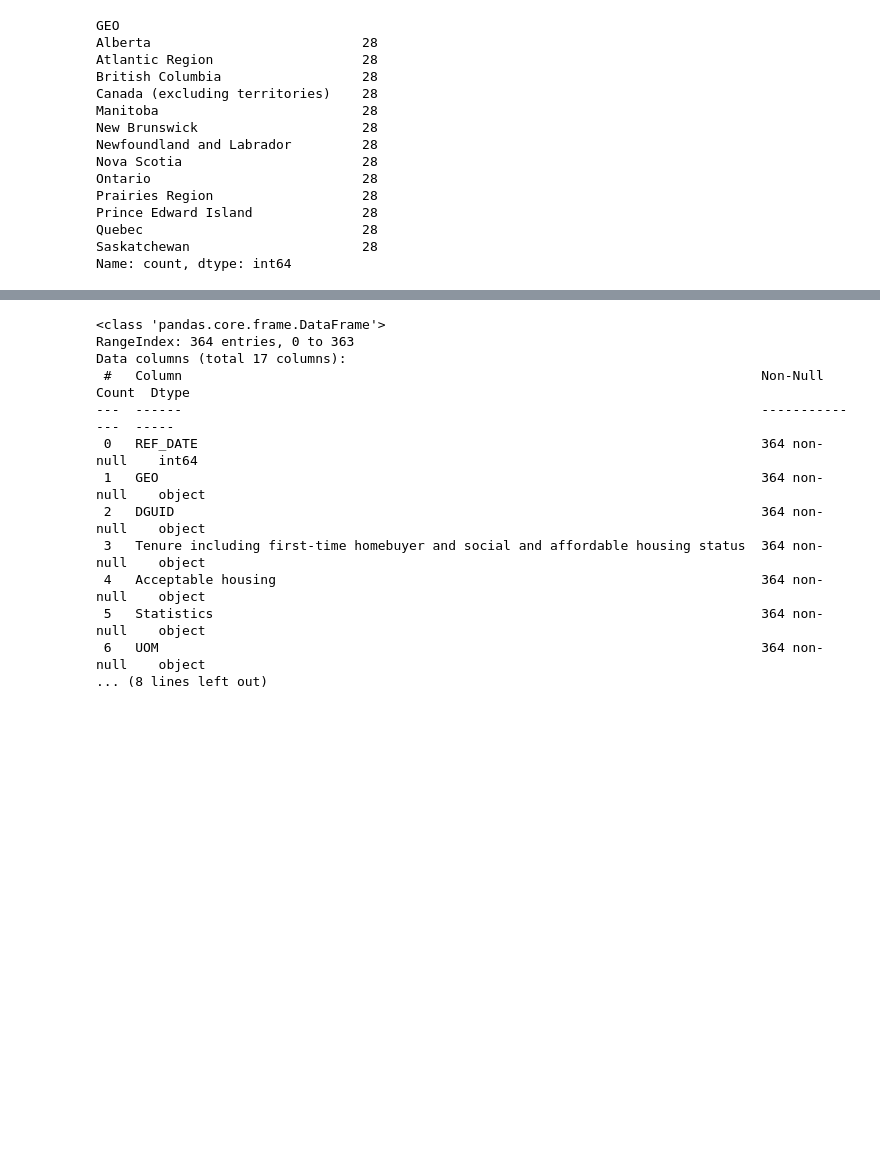
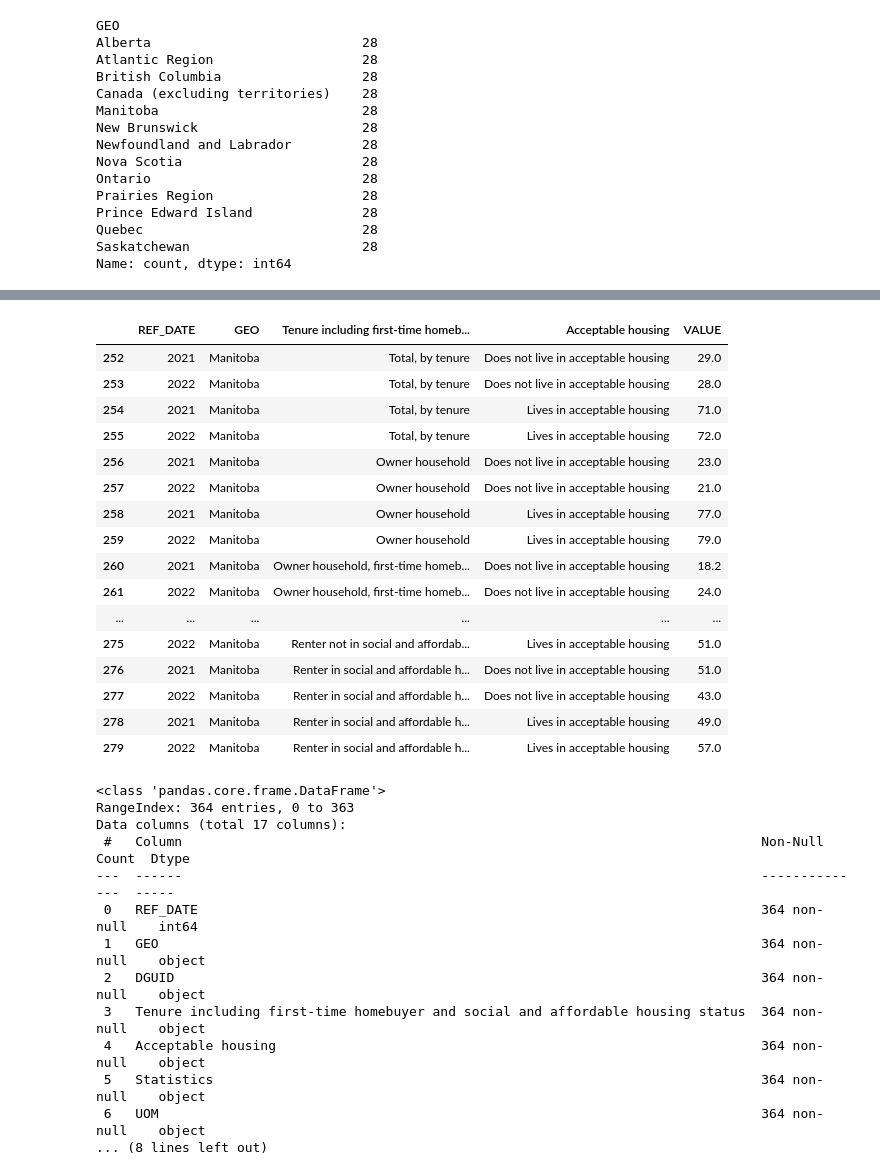
Before and after one commit to samnsinclair-oss/canadian-housing-analysis, a Jupyter notebook: notebooks/analysis.ipynb, the cells around one changed output, grey strips where cells are left out. Cells and saved outputs as stored; diff of their text form; code cells hidden in the pictures; blank space fills up the shorter version.

Commit message:
Update on why 28 unique values for regions

```diff
--- a/notebooks/analysis.ipynb
+++ b/notebooks/analysis.ipynb
@@ -75,3 +88,29 @@ Name: count, dtype: int64
+# %%
+df[df["GEO"] == "Manitoba"][[
+    "REF_DATE",
+    "GEO",
+    "Tenure including first-time homebuyer and social and affordable housing status",
+    "Acceptable housing",
+    "VALUE"
+]]
+# %% [output]
+|  | REF_DATE | GEO | Tenure including first-time homeb... | Acceptable housing | VALUE |
+| 252 | 2021 | Manitoba | Total, by tenure | Does not live in acceptable housing | 29.0 |
+| 253 | 2022 | Manitoba | Total, by tenure | Does not live in acceptable housing | 28.0 |
+| 254 | 2021 | Manitoba | Total, by tenure | Lives in acceptable housing | 71.0 |
+| 255 | 2022 | Manitoba | Total, by tenure | Lives in acceptable housing | 72.0 |
+| 256 | 2021 | Manitoba | Owner household | Does not live in acceptable housing | 23.0 |
+| 257 | 2022 | Manitoba | Owner household | Does not live in acceptable housing | 21.0 |
+| 258 | 2021 | Manitoba | Owner household | Lives in acceptable housing | 77.0 |
+| 259 | 2022 | Manitoba | Owner household | Lives in acceptable housing | 79.0 |
+| 260 | 2021 | Manitoba | Owner household, first-time homeb... | Does not live in acceptable housing | 18.2 |
+| 261 | 2022 | Manitoba | Owner household, first-time homeb... | Does not live in acceptable housing | 24.0 |
+| ... | ... | ... | ... | ... | ... |
+| 275 | 2022 | Manitoba | Renter not in social and affordab... | Lives in acceptable housing | 51.0 |
+| 276 | 2021 | Manitoba | Renter in social and affordable h... | Does not live in acceptable housing | 51.0 |
+| 277 | 2022 | Manitoba | Renter in social and affordable h... | Does not live in acceptable housing | 43.0 |
+| 278 | 2021 | Manitoba | Renter in social and affordable h... | Lives in acceptable housing | 49.0 |
+| 279 | 2022 | Manitoba | Renter in social and affordable h... | Lives in acceptable housing | 57.0 |
 # %%
 df.info()
 # %% [output]
```
Also changed, not shown: parts of 2 cells of this notebook.
